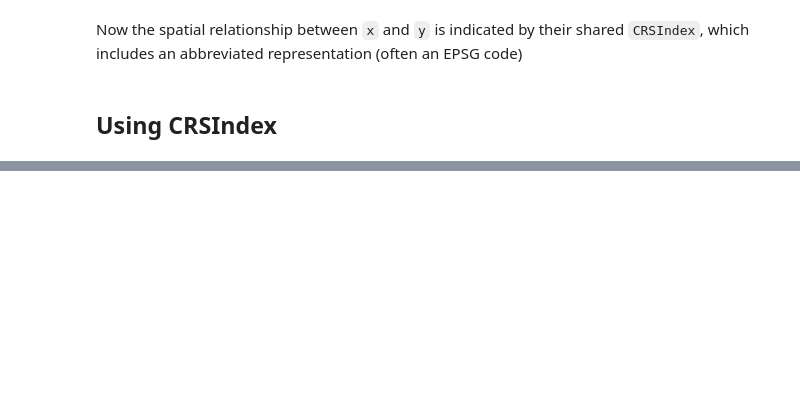
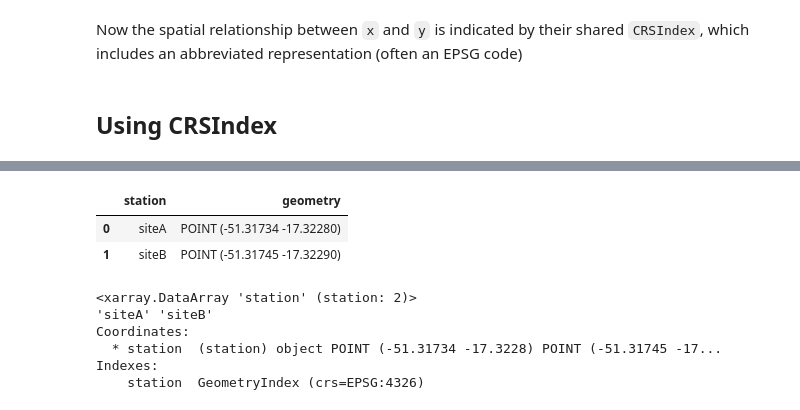
Before and after one commit to scottyhq/rioxarray, a Jupyter notebook: docs/examples/crs_index.ipynb, the cells around one changed output, grey strips where cells are left out. Saved outputs shown, nothing was run; the diff lists cells and outputs as text; code cells hidden in the pictures; blank space fills up the shorter version.

```diff
--- a/docs/examples/crs_index.ipynb
+++ b/docs/examples/crs_index.ipynb
@@ -93,0 +307,21 @@ Attributes:
+# %%
+gf = gpd.GeoDataFrame(dict(station=['siteA', 'siteB']),
+                      geometry=gpd.points_from_xy(x=[-51.31734, -51.31745], y=[-17.3228, -17.3229]),
+                      crs='EPSG:4326')
+gf
+# %% [output]
+|  | station | geometry |
+| 0 | siteA | POINT (-51.31734 -17.32280) |
+| 1 | siteB | POINT (-51.31745 -17.32290) |
+# %%
+# Turn points into an Xarray GeometryIndex with xvec (https://xvec.readthedocs.io)
+da = xr.DataArray(gf.station, coords=[gf.geometry], dims=["station"])
+da = da.xvec.set_geom_indexes("station", crs=gf.crs)
+da
+# %% [output]
+<xarray.DataArray 'station' (station: 2)>
+'siteA' 'siteB'
+Coordinates:
+  * station  (station) object POINT (-51.31734 -17.3228) POINT (-51.31745 -17...
+Indexes:
+    station  GeometryIndex (crs=EPSG:4326)
```
Also changed, not shown: parts of 32 cells of this notebook, 4 other files.
